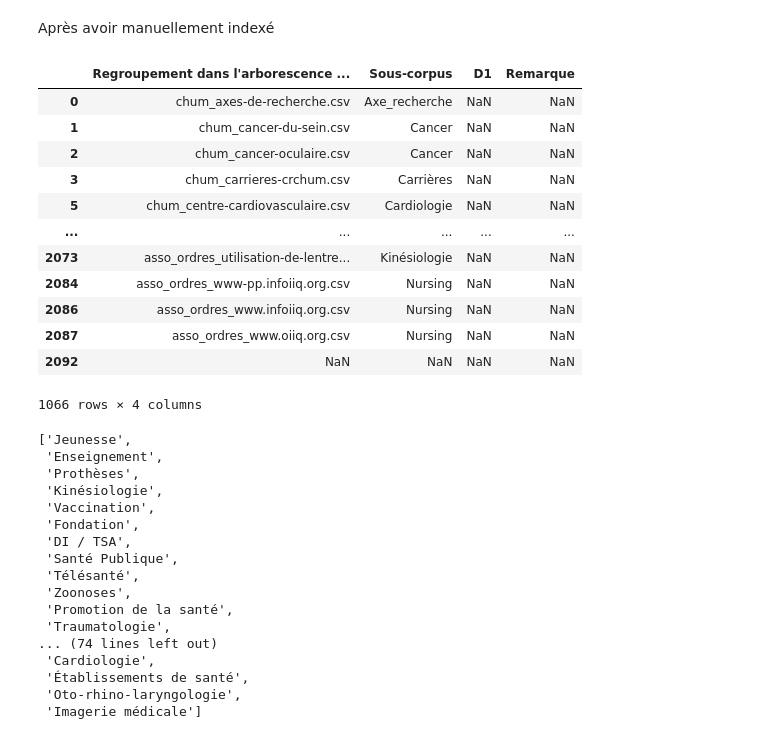
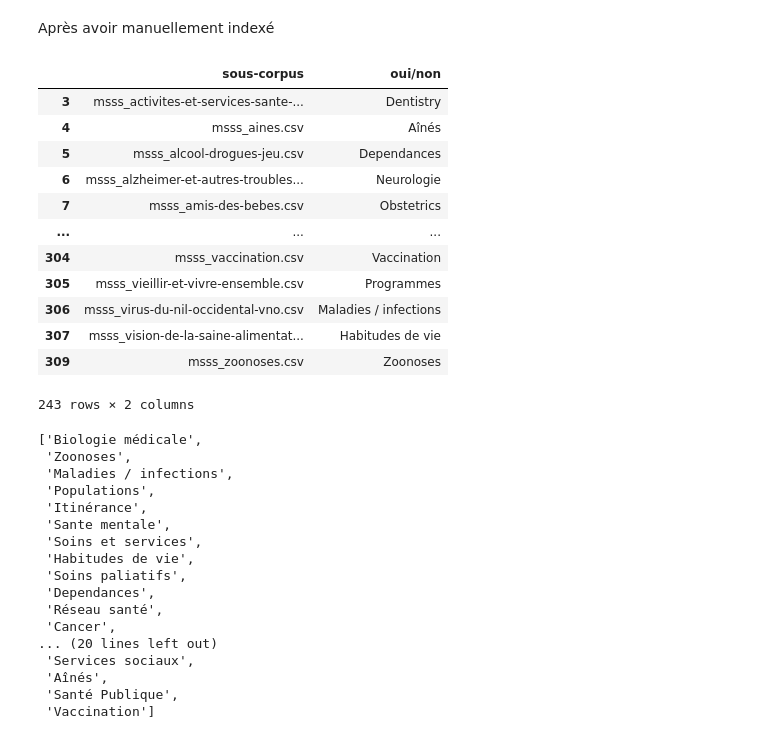
Before and after one commit to Camille-Demers/text-mining-project, a Jupyter notebook: 00-Jupyter-Notebooks/1-Sous_corpus.ipynb, the cells around one changed output. Cells and saved outputs as stored; diff of their text form; code cells hidden in the pictures.

```diff
--- a/00-Jupyter-Notebooks/1-Sous_corpus.ipynb
+++ b/00-Jupyter-Notebooks/1-Sous_corpus.ipynb
@@ -7,12 +7,12 @@ Plutôt que de récupérer un tag qui aurait été assigné manuellement pour ch
 Créer des sous-dossiers à l'intérieur
 # %%
 path = '../03-corpus/2-data/1-fr/'
-acteur = ""
+acteur = "msss"
 
 from pandas import *
 
 # encoding= 'ISO-8859-1' "utf-8"
 with open(path + acteur  + '.csv', encoding='utf-8') as f:
-    csv = read_csv(f, sep=';')[["url", "text"]]
+    csv = read_csv(f, sep=',')[["url", "text"]]
 
 csv
@@ -75,57 +152,57 @@ for tag in tags_retenus:
     except Exception as e:
         print(tag, str(e))
 # %%
-with open(folder_path + 'sous-corpus.txt', 'w') as f:
+with open(folder_path + acteur + '_sous-corpus.txt', 'w') as f:
     for file in os.listdir(folder_path):
         f.write(file + '\n')
 # %% [markdown]
 Après avoir manuellement indexé
 # %%
 from pandas import read_csv
-filepath = '../03-corpus/2-sous-corpus/0-semi-automatic_tags.csv'
+filepath = '../03-corpus/2-sous-corpus/0-semi-automatic_tags_' + acteur + '.csv'
 with open(filepath, 'r', encoding = 'utf-8') as f:
     csv = read_csv(f, sep=';')
 
-csv = csv[csv['Sous-corpus'] != 'x']
-csv = csv[csv['Sous-corpus'] != 'X']
+csv = csv[csv['oui/non'] != 'x']
+csv = csv[csv['oui/non'] != 'X']
 
 csv
 # %% [output]
-|  | Regroupement dans l'arborescence ... | Sous-corpus | D1 | Remarque |
-| 0 | chum_axes-de-recherche.csv | Axe_recherche | NaN | NaN |
-| 1 | chum_cancer-du-sein.csv | Cancer | NaN | NaN |
-| 2 | chum_cancer-oculaire.csv | Cancer | NaN | NaN |
-| 3 | chum_carrieres-crchum.csv | Carrières | NaN | NaN |
-| 5 | chum_centre-cardiovasculaire.csv | Cardiologie | NaN | NaN |
-| ... | ... | ... | ... | ... |
-| 2073 | asso_ordres_utilisation-de-lentre... | Kinésiologie | NaN | NaN |
-| 2084 | asso_ordres_www-pp.infoiiq.org.csv | Nursing | NaN | NaN |
-| 2086 | asso_ordres_www.infoiiq.org.csv | Nursing | NaN | NaN |
-| 2087 | asso_ordres_www.oiiq.org.csv | Nursing | NaN | NaN |
-| 2092 | NaN | NaN | NaN | NaN |
+|  | sous-corpus | oui/non |
+| 3 | msss_activites-et-services-sante-... | Dentistry |
+| 4 | msss_aines.csv | Aînés |
+| 5 | msss_alcool-drogues-jeu.csv | Dependances |
+| 6 | msss_alzheimer-et-autres-troubles... | Neurologie |
+| 7 | msss_amis-des-bebes.csv | Obstetrics |
+| ... | ... | ... |
+| 304 | msss_vaccination.csv | Vaccination |
+| 305 | msss_vieillir-et-vivre-ensemble.csv | Programmes |
+| 306 | msss_virus-du-nil-occidental-vno.csv | Maladies / infections |
+| 307 | msss_vision-de-la-saine-alimentat... | Habitudes de vie |
+| 309 | msss_zoonoses.csv | Zoonoses |
-1066 rows × 4 columns
+243 rows × 2 columns
 # %%
-tags = list(set([tag for tag in csv['Sous-corpus'].tolist()]))
+tags = list(set([tag for tag in csv['oui/non'].tolist()]))
 
 tags
 # %% [output]
-['Jeunesse',
- 'Enseignement',
- 'Prothèses',
- 'Kinésiologie',
- 'Vaccination',
- 'Fondation',
- 'DI / TSA',
+['Biologie médicale',
+ 'Zoonoses',
+ 'Maladies / infections',
+ 'Populations',
+ 'Itinérance',
+ 'Sante mentale',
+ 'Soins et services',
+ 'Habitudes de vie',
+ 'Soins paliatifs',
+ 'Dependances',
+ 'Réseau santé',
+ 'Cancer',
+... (20 lines left out)
+ 'Services sociaux',
+ 'Aînés',
  'Santé Publique',
- 'Télésanté',
- 'Zoonoses',
- 'Promotion de la santé',
- 'Traumatologie',
-... (74 lines left out)
- 'Cardiologie',
- 'Établissements de santé',
- 'Oto-rhino-laryngologie',
- 'Imagerie médicale']
+ 'Vaccination']
 # %%
 regroupements = {tag : [] for tag in tags}
 for tag in tags:
```
Also changed, not shown: parts of 12 cells of this notebook.
